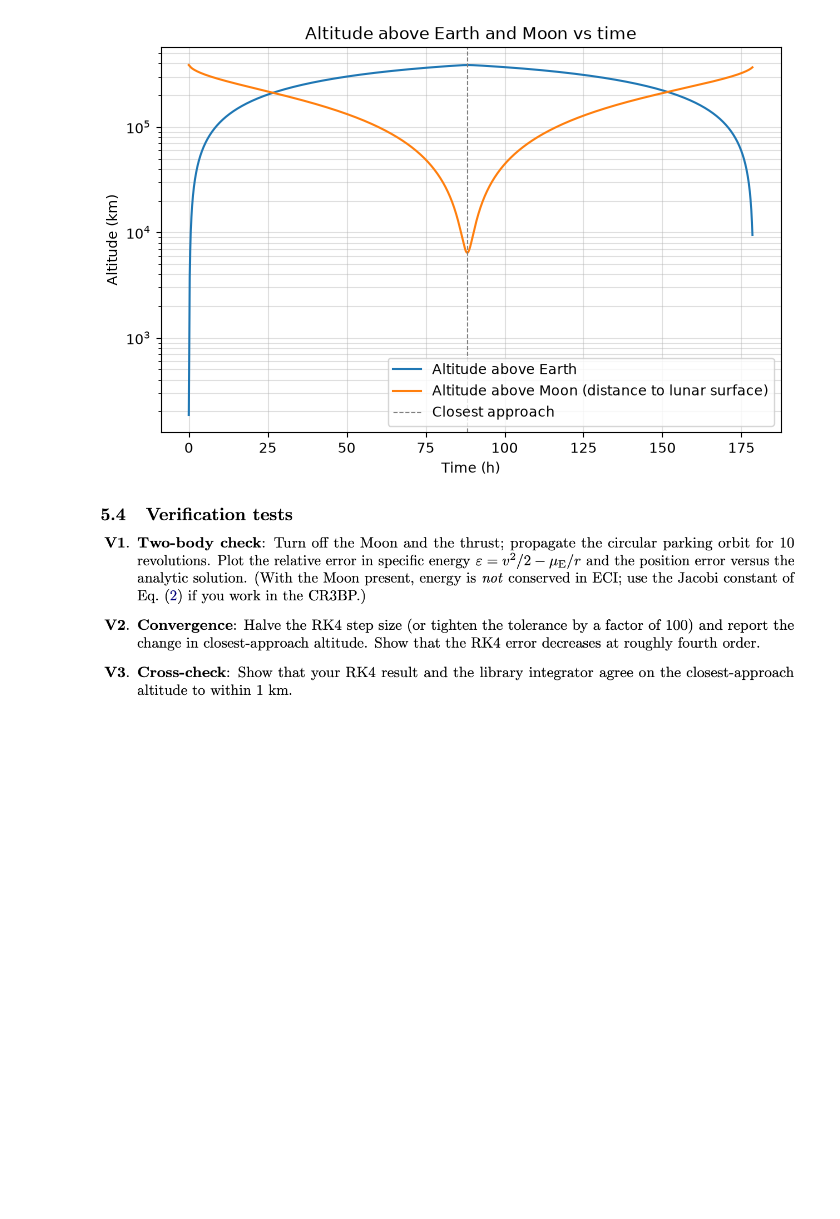
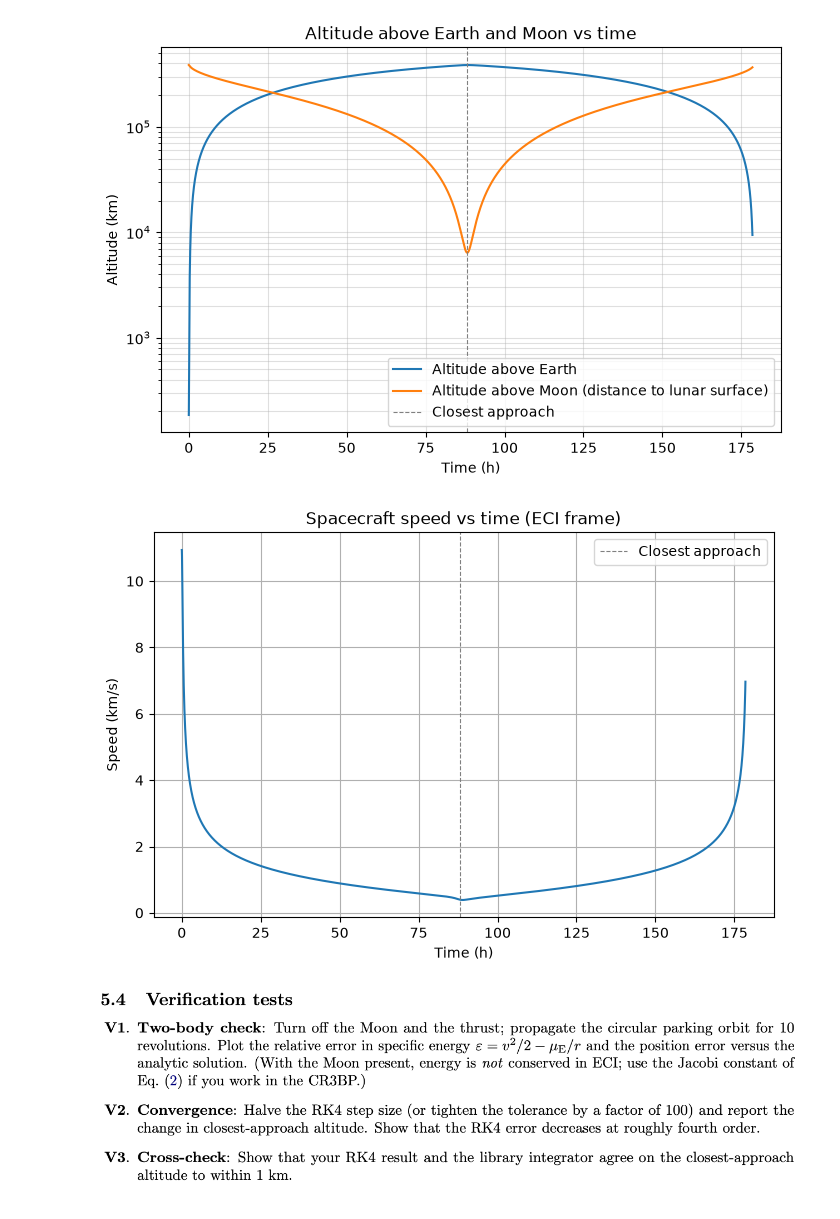
Before and after one commit to JosephLitjens/DynamicsProject1, a Jupyter notebook: ArtemisLaunch.ipynb, the cells around one changed output. Drawn from its saved outputs; the diff is of its cells as text; code cells hidden in the pictures; blank space fills up the shorter version.

```diff
--- a/ArtemisLaunch.ipynb
+++ b/ArtemisLaunch.ipynb
@@ -202,7 +202,23 @@ plt.show()
 # %% [output]
 [figure]
 # %%
-##Task 6D
+## Task 6D: Speed vs time
+
+speed = np.linalg.norm(state_rk4[:, 3:6], axis=1) #spacecraft speed at every time step (magnitude of ECI velocity)
+
+fig, ax = plt.subplots(figsize=(8, 5))
+
+ax.plot(t/3600, speed/1000) #time in hours, speed in km/s
+ax.axvline(t[min_alt_rk4]/3600, color='gray', linestyle='--', linewidth=0.8, label='Closest approach') #mark the time of closest approach
+
+ax.set_xlabel('Time (h)')
+ax.set_ylabel('Speed (km/s)')
+ax.set_title('Spacecraft speed vs time (ECI frame)')
+ax.legend()
+ax.grid(True)
+plt.show()
+# %% [output]
+[figure, added]
 # %% [markdown]
 ![image.png](attachment:image.png)
 # %%
```
Also changed, not shown: parts of 6 cells of this notebook.
